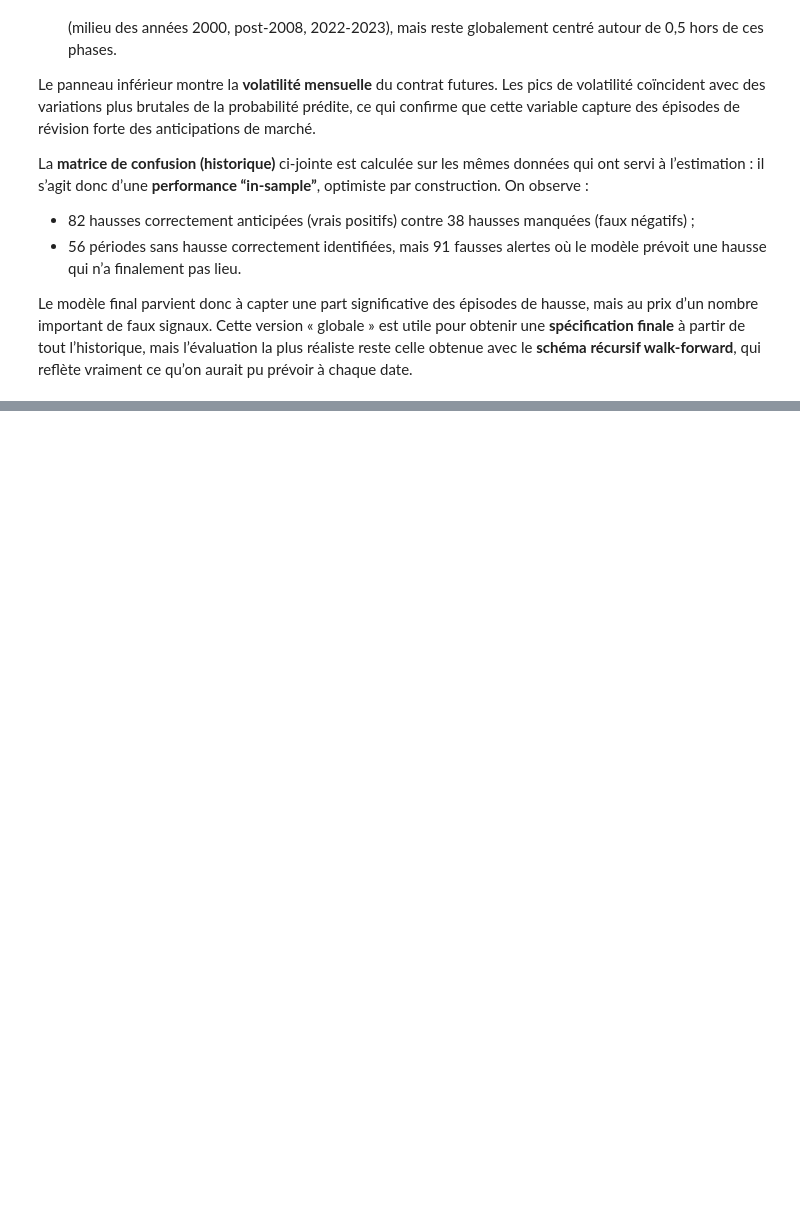
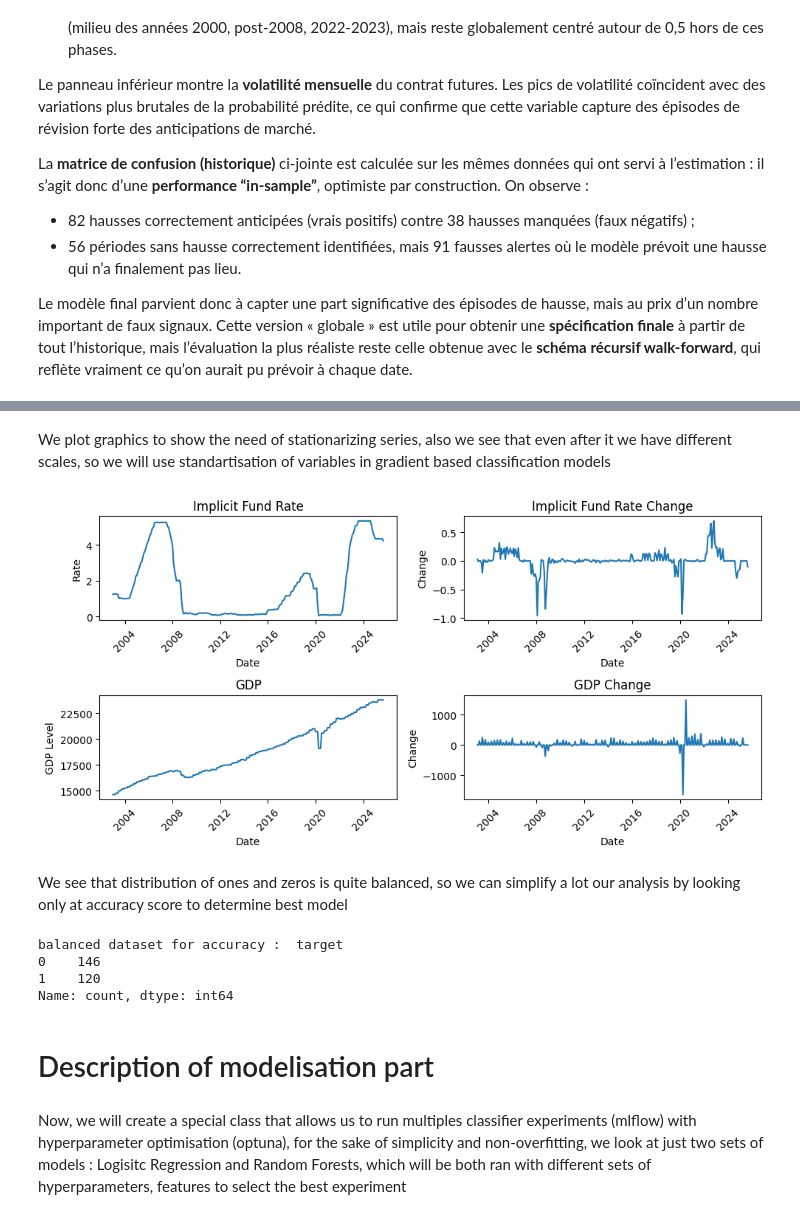
Before and after one commit to OmarELMAMOUNE/ML-FINANCE-ENSAE, a Jupyter notebook: preliminary_model.ipynb, the cells around one changed output, grey strips where cells are left out. Drawn from its saved outputs; the diff is of its cells as text; code cells hidden in the pictures; blank space fills up the shorter version.

Commit message:
push merge des deux notebook

```diff
--- a/preliminary_model.ipynb
+++ b/preliminary_model.ipynb
@@ -805,0 +871,71 @@ Le modèle final parvient donc à capter une part significative des épisodes de
+# %%
+merged_all = merged_all.sort_values('Date').reset_index(drop=True)
+df_features = merged_all.copy()
+df_features['spread'] = df_features['implicite_fund_rate'] - df_features['FEDFUNDS']
+
+#Calculate CHANGES (first differences) for stationarity
+for el in ["spread","implicite_fund_rate",'CPIAUCSL', 'PCEPI', 'UNRATE', 'PAYEMS', 'GDP', 'INDPRO','FinStress']:
+       df_features[f'{el}_change']=df_features[el].diff()
+n_lags = 6  # Use past 6 months
+#Lagged variables creation
+for el in ["spread","implicite_fund_rate",'CPIAUCSL', 'PCEPI', 'UNRATE', 'PAYEMS', 'GDP', 'INDPRO','FinStress']:
+    for i in range(1, n_lags + 1):
+        df_features[f'{el}_change_lag_{i}'] = df_features[f'{el}_change'].shift(i)
+
+df_features['future_fedfunds_change'] = df_features['FEDFUNDS'].diff()
+
+# Binary classification: 1 if rate increases, 0 otherwise
+df_features['target'] = (df_features['future_fedfunds_change'] > 0).astype(int)
+# %% [markdown]
+We plot graphics to show the need of stationarizing series, also we see that even after it we have different scales, so we will use standartisation of variables in gradient based classification models
+# %%
+import matplotlib.pyplot as plt
+
+fig, axes = plt.subplots(2, 2, figsize=(10, 5))
+
+# --- Top-left: Implicit Fund Rate ---
+axes[0, 0].plot(df_features["Date"], df_features["implicite_fund_rate"])
+axes[0, 0].set_title("Implicit Fund Rate")
+axes[0, 0].set_xlabel("Date")
+axes[0, 0].set_ylabel("Rate")
+axes[0, 0].tick_params(axis='x', rotation=45)
+
+# --- Top-right: Implicit Fund Rate Change ---
+axes[0, 1].plot(df_features["Date"], df_features["implicite_fund_rate_change"])
+axes[0, 1].set_title("Implicit Fund Rate Change")
+axes[0, 1].set_xlabel("Date")
+axes[0, 1].set_ylabel("Change")
+axes[0, 1].tick_params(axis='x', rotation=45)
+
+# --- Bottom-left: GDP ---
+axes[1, 0].plot(df_features["Date"], df_features["GDP"])
+axes[1, 0].set_title("GDP")
+axes[1, 0].set_xlabel("Date")
+axes[1, 0].set_ylabel("GDP Level")
+axes[1, 0].tick_params(axis='x', rotation=45)
+
+# --- Bottom-right: GDP Change ---
+axes[1, 1].plot(df_features["Date"], df_features["GDP_change"])
+axes[1, 1].set_title("GDP Change")
+axes[1, 1].set_xlabel("Date")
+axes[1, 1].set_ylabel("Change")
+axes[1, 1].tick_params(axis='x', rotation=45)
+
+plt.tight_layout()
+plt.show()
+# %% [output]
+[figure, added]
+# %% [markdown]
+We see that distribution of ones and zeros is quite balanced, so we can simplify a lot our analysis by looking only at accuracy score to determine best model
+# %%
+df_final=df_features.dropna()
+print("balanced dataset for accuracy : ",df_final['target'].value_counts())
+# %% [output]
+balanced dataset for accuracy :  target
+0    146
+1    120
+Name: count, dtype: int64
+# %% [markdown]
+# Description of modelisation part
+# %% [markdown]
+Now, we will create a special class that allows us to run multiples classifier experiments (mlflow) with hyperparameter optimisation (optuna), for the sake of simplicity and non-overfitting, we look at just two sets of models : Logisitc Regression and Random Forests, which will be both ran with different sets of hyperparameters, features to select the best experiment
```
Also changed, not shown: parts of 42 cells of this notebook.
